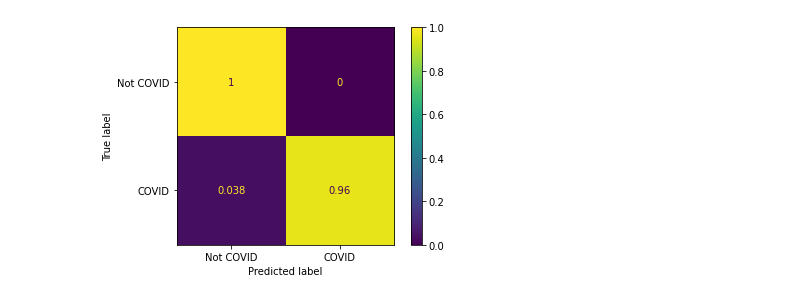
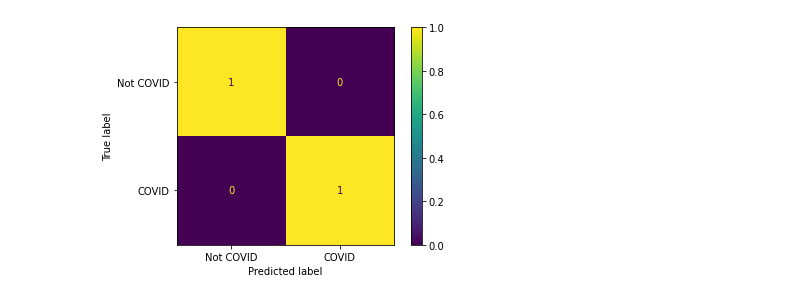
Before and after one commit to dylanbinley/coronavirus-map, a Jupyter notebook: example_code/logistic-regression.ipynb, the cells around one changed output. Cells and saved outputs as stored; diff of their text form; code cells hidden in the pictures.

```diff
--- a/example_code/logistic-regression.ipynb
+++ b/example_code/logistic-regression.ipynb
@@ -31,7 +31,7 @@ def drop_unlabeled_data(df, column):
 
 def balance_data(df, column):
     df_grouped = df.groupby(column)
-    sample_size = df_grouped.size().min()
+    sample_size =
 
     def sample(df):
         return df.sample(sample_size).reset_index(drop=True)
@@ -61,3 +61,35 @@ def plot_confusion_matrix(model, x, y):
     matrix = confusion_matrix(y, model.predict(x), normalize='true')
     display = ConfusionMatrixDisplay(matrix, ['Not COVID', 'COVID'])
     display.plot()
+# %%
+directory = '../data/news_articles/balanced_dataset/'
+data = load_data(directory)
+
+df = build_dataframe(data)
+
+columns_to_keep = {
+    'LABEL.WANT_ON_MAP': 'label',
+    'ARTICLE.TEXT': 'text',
+    'ARTICLE.TITLE': 'title'}
+df = reformat_dataframe(df, columns_to_keep)
+
+column = 'label'
+df = drop_unlabeled_data(df, column)
+
+columns = [
+    'text',
+    'title']
+keywords = [
+    'covid',
+    'corona',
+    'pandem',
+    'epidem',
+    'mask',
+    'quarant']
+df = count_keywords(df, columns, keywords)
+
+#balanced = balance_data(df, column)
+balanced = sample_data(df,column)
+model = fit_model(balanced[keywords], balanced[column].astype(bool))
+
+plot_confusion_matrix(model, df[keywords], df[column].astype(bool))
@@ -64,33 +98,41 @@ def plot_confusion_matrix(model, x, y):
+# %%
+from sklearn.ensemble import RandomForestClassifier
+def fit_forest(x,y):
+     # create regressor object
+    model = RandomForestClassifier(n_estimators=50, random_state=0)
+    model.fit(x, y)
+    # fit the regressor with x and y data
+    return model
 # %%
 directory = '../data/news_articles/balanced_dataset/'
 data = load_data(directory)
 
 df = build_dataframe(data)
 
 columns_to_keep = {
     'LABEL.WANT_ON_MAP': 'label',
     'ARTICLE.TEXT': 'text',
     'ARTICLE.TITLE': 'title'}
 df = reformat_dataframe(df, columns_to_keep)
 
 column = 'label'
 df = drop_unlabeled_data(df, column)
 df = balance_data(df, column)
 
 columns = [
     'text',
     'title']
 keywords = [
     'covid',
     'corona',
     'pandem',
     'epidem',
     'mask',
     'quarant']
 df = count_keywords(df, columns, keywords)
 
-model = fit_model(df[keywords], df[column].astype(bool))
+model = fit_forest(df[keywords], df[column].astype(bool))
 
 plot_confusion_matrix(model, df[keywords], df[column].astype(bool))
 # %% [output]
-[figure, old version]
+[figure, new version]
```
Also changed, not shown: parts of 8 cells of this notebook, 3 other files.
